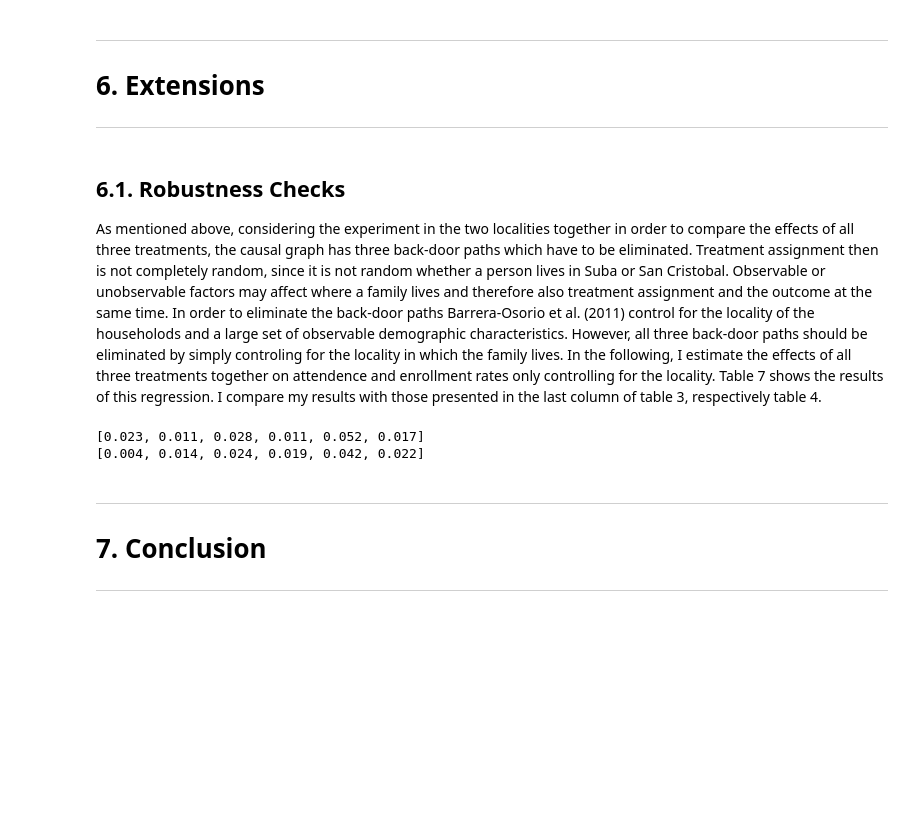
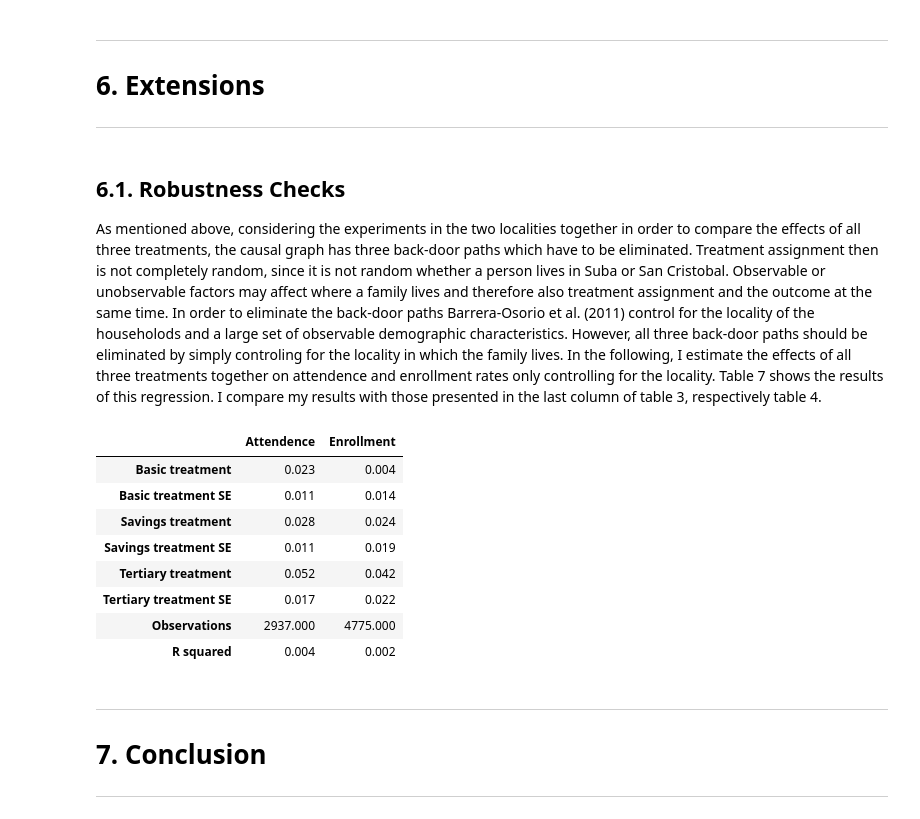
Before and after one commit to juwilhel/Replication-of-Barrera-Osorio-Felipe-Marianne-Bertrand-Leigh-L.-Linden-and-Francisco-Perez-Calle, a Jupyter notebook: Project.ipynb, the cells around one changed output. Cells and saved outputs as stored; diff of their text form; code cells hidden in the pictures; blank space fills up the shorter version.

```diff
--- a/Project.ipynb
+++ b/Project.ipynb
@@ -366,36 +368,50 @@ Lastly, the sample size for the tertiary treatment is not very large, which is a
 ---
 # %% [markdown]
 ## 6.1. Robustness Checks
-As mentioned above, considering the experiment in the two localities together in order to compare the effects of all three treatments, the causal graph has three back-door paths which have to be eliminated. Treatment assignment then is not completely random, since it is not random whether a person lives in Suba or San Cristobal. Observable or unobservable factors may affect where a family lives and therefore also treatment assignment and the outcome at the same time.
+As mentioned above, considering the experiments in the two localities together in order to compare the effects of all three treatments, the causal graph has three back-door paths which have to be eliminated. Treatment assignment then is not completely random, since it is not random whether a person lives in Suba or San Cristobal. Observable or unobservable factors may affect where a family lives and therefore also treatment assignment and the outcome at the same time.
 In order to eliminate the back-door paths Barrera-Osorio et al. (2011) control for the locality of the householods and a large set of observable demographic characteristics. However, all three back-door paths should be eliminated by simply controling for the locality in which the family lives. In the following, I estimate the effects of all three treatments together on attendence and enrollment rates only controlling for the locality. Table 7 shows the results of this regression. I compare my results with those presented in the last column of table 3, respectively table 4.
 # %%
-results_att = list()
-results_enr = list()
+results_att = np.array([])
+results_enr = np.array([])
 y = sample_survey['at_msamean']
 x = sample_survey[['T1_treat','T2_treat','T3_treat','suba']]
 x = sm_api.add_constant(x, has_constant='add')
 reg = sm_api.OLS(y, x).fit(cov_type='cluster', cov_kwds={'groups': sample_survey['school_code']})
-results_att.append(round(reg.params[1],3))
-results_att.append(round(reg.bse[1],3))
-results_att.append(round(reg.params[2],3))
-results_att.append(round(reg.bse[2],3))
-results_att.append(round(reg.params[3],3))
-results_att.append(round(reg.bse[3],3))
-print(results_att)
+results_att = np.append(results_att, round(reg.params[1],3))
+results_att = np.append(results_att, round(reg.bse[1],3))
+results_att = np.append(results_att, round(reg.params[2],3))
+results_att = np.append(results_att, round(reg.bse[2],3))
+results_att = np.append(results_att, round(reg.params[3],3))
+results_att = np.append(results_att, round(reg.bse[3],3))
+results_att = np.append(results_att, len(y))
+results_att = np.append(results_att, round(reg.rsquared, 3))
 y = sample_grade['m_enrolled']
 x = sample_grade[['T1_treat','T2_treat','T3_treat','suba']]
 x = sm_api.add_constant(x, has_constant='add')
 reg = sm_api.OLS(y, x).fit(cov_type='cluster', cov_kwds={'groups': sample_grade['school_code']})
-results_enr.append(round(reg.params[1],3))
-results_enr.append(round(reg.bse[1],3))
-results_enr.append(round(reg.params[2],3))
-results_enr.append(round(reg.bse[2],3))
-results_enr.append(round(reg.params[3],3))
-results_enr.append(round(reg.bse[3],3))
-print(results_enr)
+results_enr = np.append(results_enr, round(reg.params[1],3))
+results_enr = np.append(results_enr, round(reg.bse[1],3))
+results_enr = np.append(results_enr, round(reg.params[2],3))
+results_enr = np.append(results_enr, round(reg.bse[2],3))
+results_enr = np.append(results_enr, round(reg.params[3],3))
+results_enr = np.append(results_enr, round(reg.bse[3],3))
+results_enr = np.append(results_enr, int(len(y)))
+results_enr = np.append(results_enr, round(reg.rsquared, 3))
+table7 = pd.DataFrame({'Attendence':results_att}, index=['Basic treatment','Basic treatment SE','Savings treatment','Savings treatment SE','Tertiary treatment','Tertiary treatment SE','Observations','R squared'])
+table7['Enrollment'] = results_enr
+#table7['Attendence'].values[6] = str(table7['Attendence'].values[6])
+table7
+#print(results_att)
 # %% [output]
-[0.023, 0.011, 0.028, 0.011, 0.052, 0.017]
-[0.004, 0.014, 0.024, 0.019, 0.042, 0.022]
+|  | Attendence | Enrollment |
+| Basic treatment | 0.023 | 0.004 |
+| Basic treatment SE | 0.011 | 0.014 |
+| Savings treatment | 0.028 | 0.024 |
+| Savings treatment SE | 0.011 | 0.019 |
+| Tertiary treatment | 0.052 | 0.042 |
+| Tertiary treatment SE | 0.017 | 0.022 |
+| Observations | 2937.000 | 4775.000 |
+| R squared | 0.004 | 0.002 |
 # %% [markdown]
 ---
 # 7. Conclusion
```
Also changed, not shown: parts of 4 cells of this notebook.
